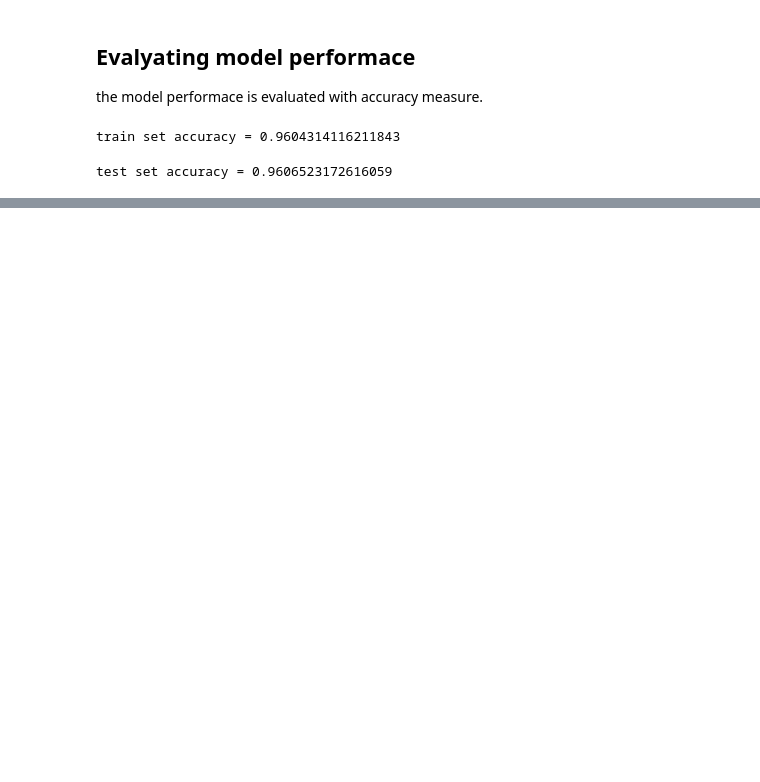
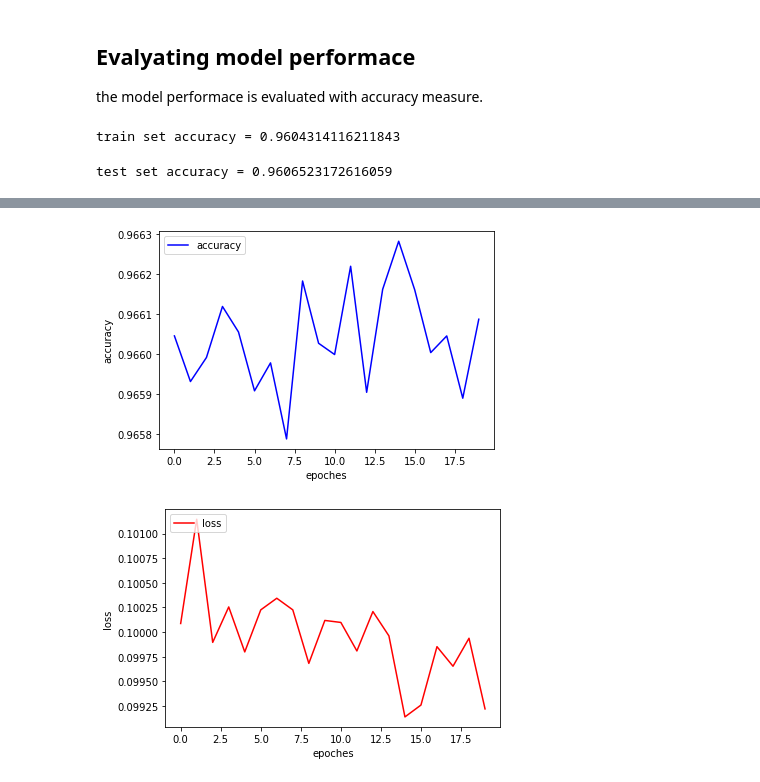
Before and after one commit to govindvarmatn/IBMCapstone, a Jupyter notebook: covid19_illness_assesment.ipynb, the cells around one changed output, grey strips where cells are left out. Drawn from its saved outputs; the diff is of its cells as text; code cells hidden in the pictures; blank space fills up the shorter version.

```diff
--- a/covid19_illness_assesment.ipynb
+++ b/covid19_illness_assesment.ipynb
@@ -465,0 +523,20 @@ test set accuracy = 0.9606523172616059
+# %%
+## normalizing training and test set
+
+x_train = normalize(x_train).astype('float32')
+x_test = normalize(x_test).astype('float32')
+# %%
+## creating a sequential model
+
+model = Sequential()
+model.add(Dense(15,activation='tanh',input_shape =(21,)))
+model.add(Dropout(0.2))
+model.add(Dense(15,activation='tanh',input_shape =(21,)))
+model.add(Dropout(0.2))
+model.add(Dense(10,activation='tanh'))
+model.add(Dropout(0.2))
+model.add(Dense(10,activation='tanh'))
+model.add(Dropout(0.2))
+model.add(Dense(num_classs,activation = 'softmax'))
+
+model.summary()
@@ -465,0 +561,8 @@ test set accuracy = 0.9606523172616059
+# %%
+## compiling the model
+
+model.compile(loss = 'categorical_crossentropy',optimizer = 'adam',metrics = ['accuracy'])
+# %%
+## fit the data
+
+history = model.fit(x_train,y_train ,batch_size = batch_size,epochs = epochs, validation_data = (x_test,y_test))
@@ -465,0 +587,19 @@ test set accuracy = 0.9606523172616059
+# %%
+## plotting accuracy and loss versus epoche
+
+from matplotlib import pyplot
+pyplot.plot(history.history['accuracy'],"-b", label="accuracy")
+pyplot.xlabel('epoches')
+pyplot.ylabel('accuracy')
+pyplot.legend(loc="upper left")
+pyplot.show()
+
+from matplotlib import pyplot
+pyplot.plot(history.history['loss'],"-r", label="loss")
+pyplot.xlabel('epoches')
+pyplot.ylabel('loss')
+pyplot.legend(loc="upper left")
+pyplot.show()
+# %% [output]
+[figure, added]
+[figure, added]
```
Also changed, not shown: parts of 20 cells of this notebook.
